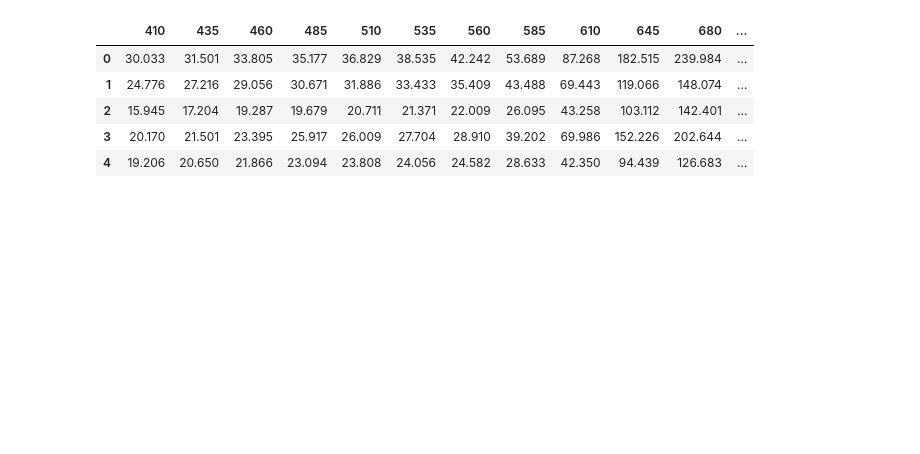
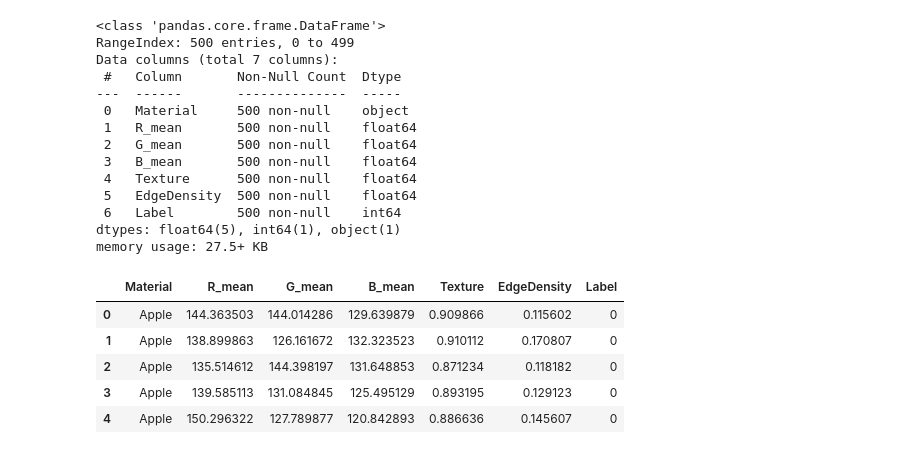
Before and after one commit to Ahmedgamale/Industrial-Inspection-Robot, a Jupyter notebook: notebooks/spectral_analysis.ipynb, the cells around one changed output. Cells and saved outputs as stored; diff of their text form; code cells hidden in the pictures; blank space fills up the shorter version.

```diff
--- a/notebooks/spectral_analysis.ipynb
+++ b/notebooks/spectral_analysis.ipynb
@@ -3,16 +3,27 @@
 # %%
 import pandas as pd
 
-df = pd.read_excel(
-    "Merged_Sensor_Dataset.xlsx",
-    sheet_name="AS7265x_Spectral_Data"
-)
-
+df = pd.read_excel('/content/Apple_Plastic_Defect_Dataset.xlsx')
+df.info()
 df.head()
 # %% [output]
+<class 'pandas.core.frame.DataFrame'>
+RangeIndex: 500 entries, 0 to 499
+Data columns (total 7 columns):
+ #   Column       Non-Null Count  Dtype
+---  ------       --------------  -----
+ 0   Material     500 non-null    object
+ 1   R_mean       500 non-null    float64
+ 2   G_mean       500 non-null    float64
+ 3   B_mean       500 non-null    float64
+ 4   Texture      500 non-null    float64
+ 5   EdgeDensity  500 non-null    float64
+ 6   Label        500 non-null    int64
+dtypes: float64(5), int64(1), object(1)
+memory usage: 27.5+ KB
-|  | 410 | 435 | 460 | 485 | 510 | 535 | 560 | 585 | 610 | 645 | 680 | ... |
-| 0 | 30.033 | 31.501 | 33.805 | 35.177 | 36.829 | 38.535 | 42.242 | 53.689 | 87.268 | 182.515 | 239.984 | ... |
-| 1 | 24.776 | 27.216 | 29.056 | 30.671 | 31.886 | 33.433 | 35.409 | 43.488 | 69.443 | 119.066 | 148.074 | ... |
-| 2 | 15.945 | 17.204 | 19.287 | 19.679 | 20.711 | 21.371 | 22.009 | 26.095 | 43.258 | 103.112 | 142.401 | ... |
-| 3 | 20.170 | 21.501 | 23.395 | 25.917 | 26.009 | 27.704 | 28.910 | 39.202 | 69.986 | 152.226 | 202.644 | ... |
-| 4 | 19.206 | 20.650 | 21.866 | 23.094 | 23.808 | 24.056 | 24.582 | 28.633 | 42.350 | 94.439 | 126.683 | ... |
+|  | Material | R_mean | G_mean | B_mean | Texture | EdgeDensity | Label |
+| 0 | Apple | 144.363503 | 144.014286 | 129.639879 | 0.909866 | 0.115602 | 0 |
+| 1 | Apple | 138.899863 | 126.161672 | 132.323523 | 0.910112 | 0.170807 | 0 |
+| 2 | Apple | 135.514612 | 144.398197 | 131.648853 | 0.871234 | 0.118182 | 0 |
+| 3 | Apple | 139.585113 | 131.084845 | 125.495129 | 0.893195 | 0.129123 | 0 |
+| 4 | Apple | 150.296322 | 127.789877 | 120.842893 | 0.886636 | 0.145607 | 0 |
```
Also changed, not shown: parts of 12 cells of this notebook.
